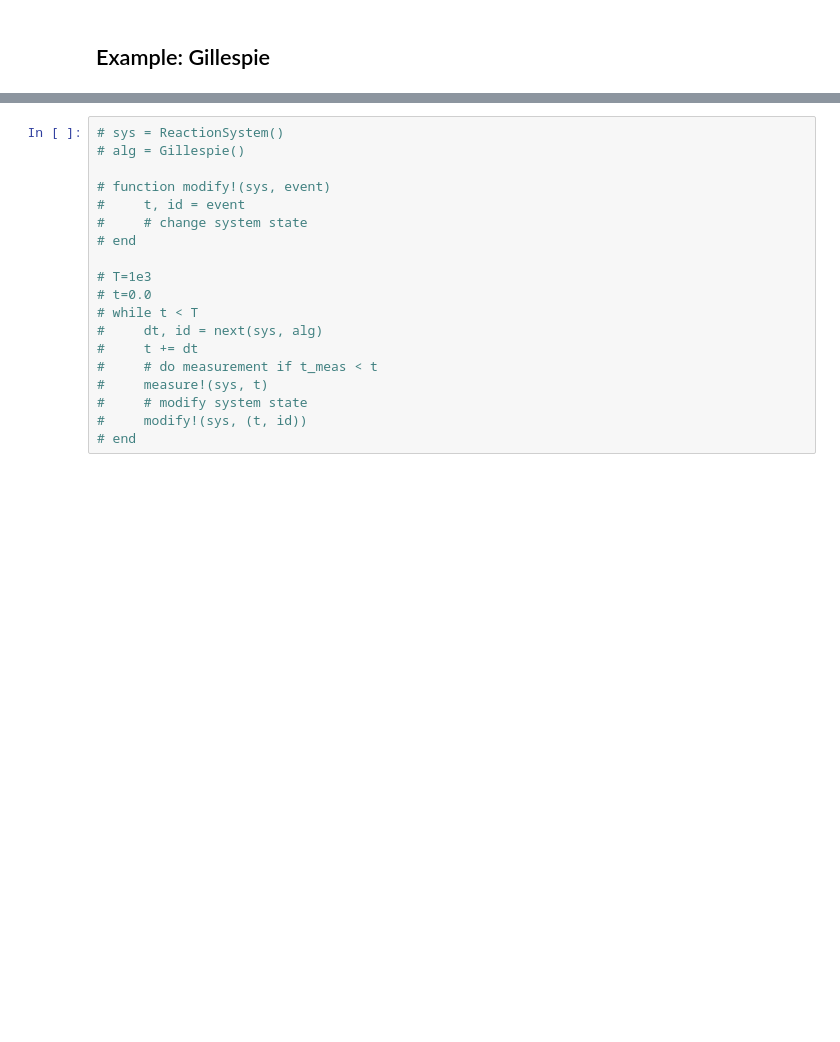
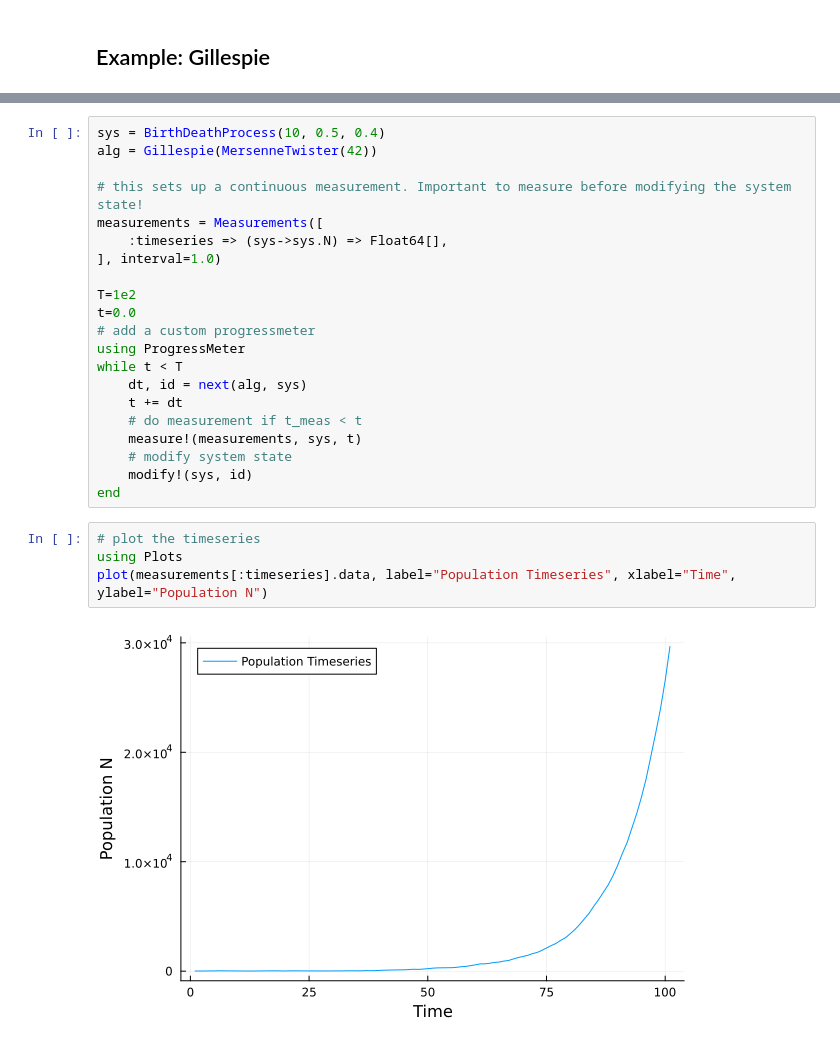
Before and after one commit to zierenberg/MonteCarloX.jl, a Jupyter notebook: examples/api.ipynb, the cells around one changed output, grey strips where cells are left out. Saved outputs shown, nothing was run; the diff lists cells and outputs as text; blank space fills up the shorter version.

```diff
--- a/examples/api.ipynb
+++ b/examples/api.ipynb
@@ -658,19 +699,27 @@ plot(p1, p2, layout=(1, 2), size=(800, 300))
 # %%
-# sys = ReactionSystem()
-# alg = Gillespie()
+sys = BirthDeathProcess(10, 0.5, 0.4)
+alg = Gillespie(MersenneTwister(42))
 
-# function modify!(sys, event)
-#     t, id = event
-#     # change system state
-# end
+# this sets up a continuous measurement. Important to measure before modifying the system state!
+measurements = Measurements([
+    :timeseries => (sys->sys.N) => Float64[],
+], interval=1.0)
 
-# T=1e3
-# t=0.0
-# while t < T
-#     dt, id = next(sys, alg)
-#     t += dt
-#     # do measurement if t_meas < t
-#     measure!(sys, t)
-#     # modify system state
-#     modify!(sys, (t, id))
-# end
+T=1e2
+t=0.0
+# add a custom progressmeter
+using ProgressMeter
+while t < T
+    dt, id = next(alg, sys)
+    t += dt
+    # do measurement if t_meas < t
+    measure!(measurements, sys, t)
+    # modify system state
+    modify!(sys, id)
+end
+# %%
+# plot the timeseries
+using Plots
+plot(measurements[:timeseries].data, label="Population Timeseries", xlabel="Time", ylabel="Population N")
+# %% [output]
+[figure, added]
```
Also changed, not shown: parts of 15 cells of this notebook.
